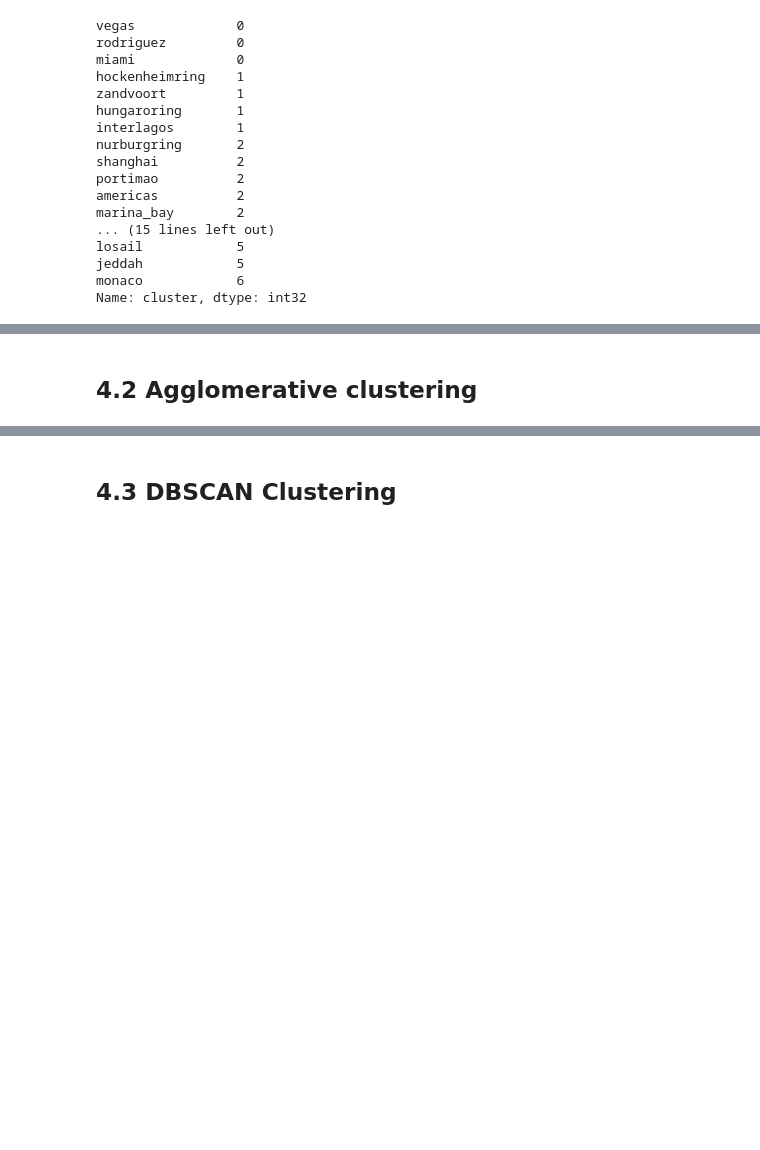
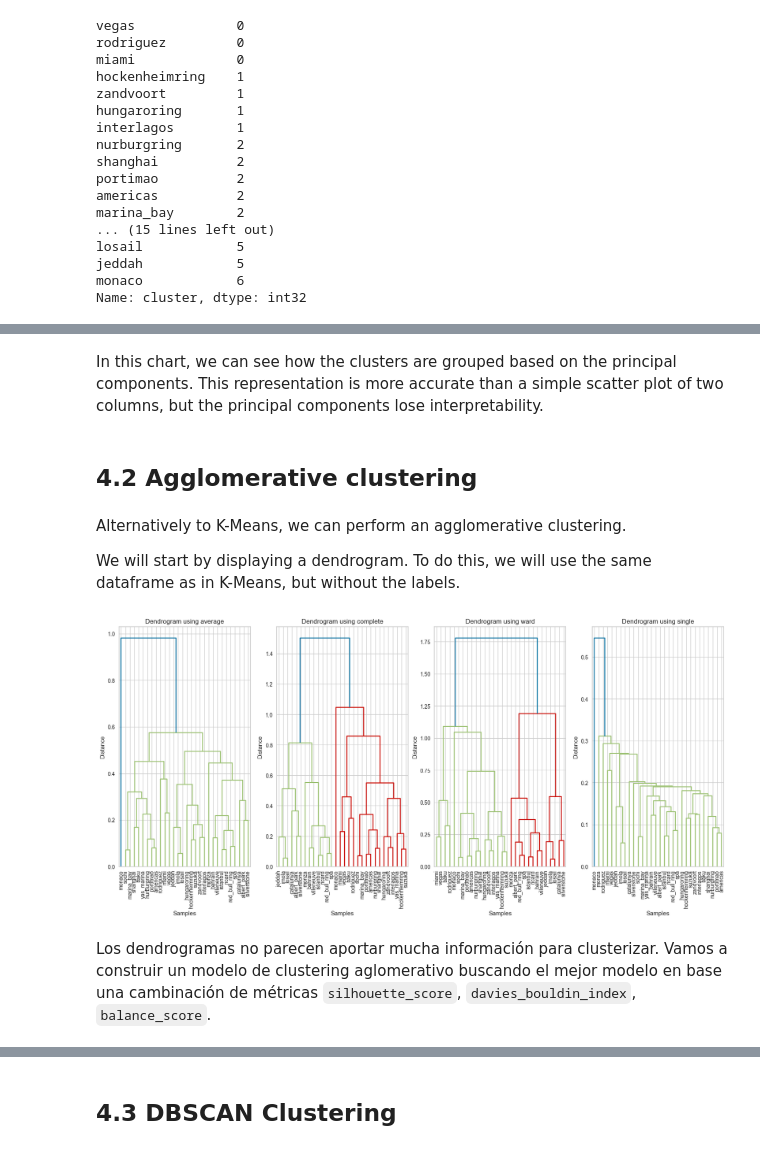
Before and after one commit to SupernovaIa/Formula-1-ML-Project, a Jupyter notebook: notebook/A2-Model-Clustering.ipynb, the cells around one changed output, grey strips where cells are left out. Drawn from its saved outputs; the diff is of its cells as text; code cells hidden in the pictures; blank space fills up the shorter version.

Commit message:
Model clustering (wip)

```diff
--- a/notebook/A2-Model-Clustering.ipynb
+++ b/notebook/A2-Model-Clustering.ipynb
@@ -220,2 +235,4 @@ plot_cluster_scatter(pca_df, marker_size=15, *pca_df.columns.to_list()[:-2])
+# %% [markdown]
+In this chart, we can see how the clusters are grouped based on the principal components. This representation is more accurate than a simple scatter plot of two columns, but the principal components lose interpretability.
 # %% [markdown]
 ## 4.2 Agglomerative clustering
@@ -228 +239,13 @@ results_df = agglomerative_methods(df_copy)
+# %% [markdown]
+Alternatively to K-Means, we can perform an agglomerative clustering.
+
+We will start by displaying a dendrogram. To do this, we will use the same dataframe as in K-Means, but without the labels.
+# %%
+df_agg = df_kmeans.drop(columns='cluster').copy()
+
+plot_dendrogram(df_agg)
+# %% [output]
+[figure, added]
+# %% [markdown]
+Los dendrogramas no parecen aportar mucha información para clusterizar. Vamos a construir un modelo de clustering aglomerativo buscando el mejor modelo en base una cambinación de métricas `silhouette_score`, `davies_bouldin_index`, `balance_score`.
 # %%
```
Also changed, not shown: parts of 30 cells of this notebook.
